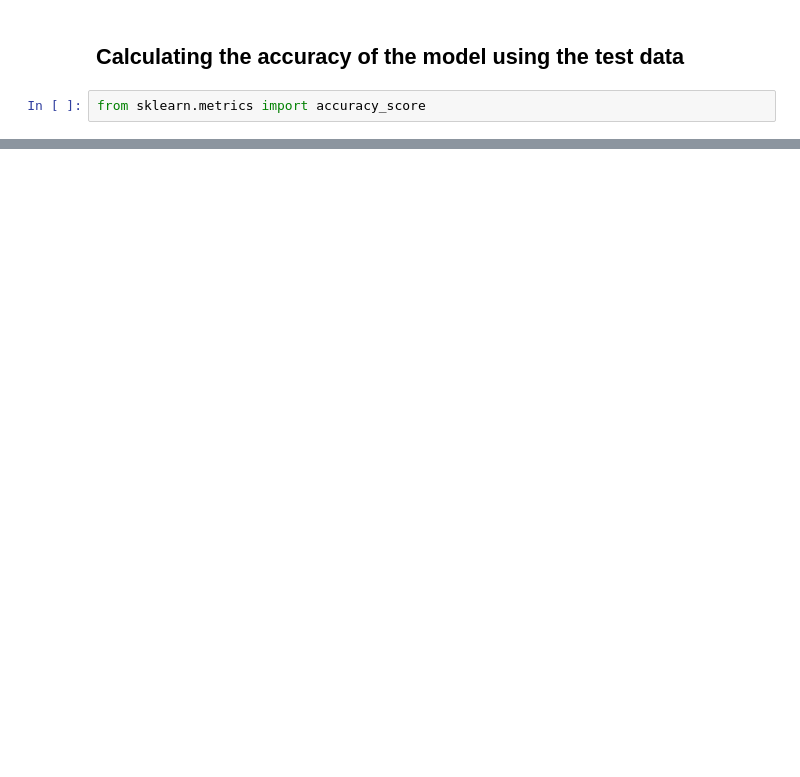
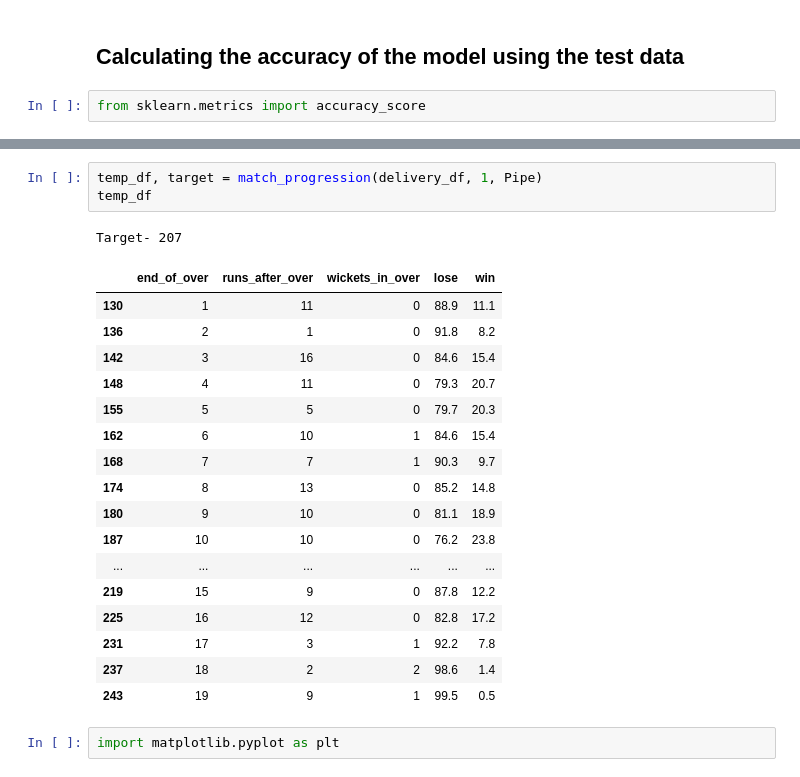
Before and after one commit to V-A-N-S-H/IPL-Win-Probability-Predictor, a Jupyter notebook: main.ipynb, the cells around one changed output, grey strips where cells are left out. Saved outputs shown, nothing was run; the diff lists cells and outputs as text; blank space fills up the shorter version.

```diff
--- a/main.ipynb
+++ b/main.ipynb
@@ -510,0 +530,24 @@ array([0.00115062, 0.99884938])
+# %%
+temp_df, target = match_progression(delivery_df, 1, Pipe)
+temp_df
+# %% [output]
+Target- 207
+|  | end_of_over | runs_after_over | wickets_in_over | lose | win |
+| 130 | 1 | 11 | 0 | 88.9 | 11.1 |
+| 136 | 2 | 1 | 0 | 91.8 | 8.2 |
+| 142 | 3 | 16 | 0 | 84.6 | 15.4 |
+| 148 | 4 | 11 | 0 | 79.3 | 20.7 |
+| 155 | 5 | 5 | 0 | 79.7 | 20.3 |
+| 162 | 6 | 10 | 1 | 84.6 | 15.4 |
+| 168 | 7 | 7 | 1 | 90.3 | 9.7 |
+| 174 | 8 | 13 | 0 | 85.2 | 14.8 |
+| 180 | 9 | 10 | 0 | 81.1 | 18.9 |
+| 187 | 10 | 10 | 0 | 76.2 | 23.8 |
+| ... | ... | ... | ... | ... | ... |
+| 219 | 15 | 9 | 0 | 87.8 | 12.2 |
+| 225 | 16 | 12 | 0 | 82.8 | 17.2 |
+| 231 | 17 | 3 | 1 | 92.2 | 7.8 |
+| 237 | 18 | 2 | 2 | 98.6 | 1.4 |
+| 243 | 19 | 9 | 1 | 99.5 | 0.5 |
+# %%
+import matplotlib.pyplot as plt
```
Also changed, not shown: parts of 8 cells of this notebook.
